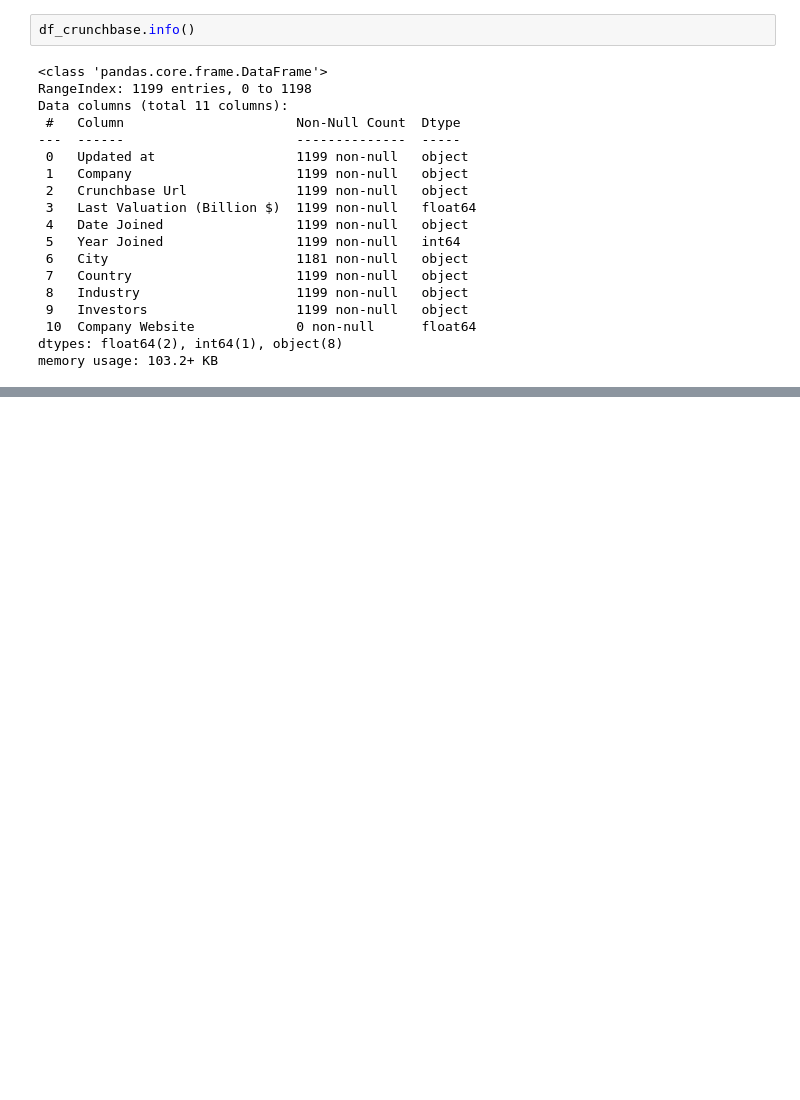
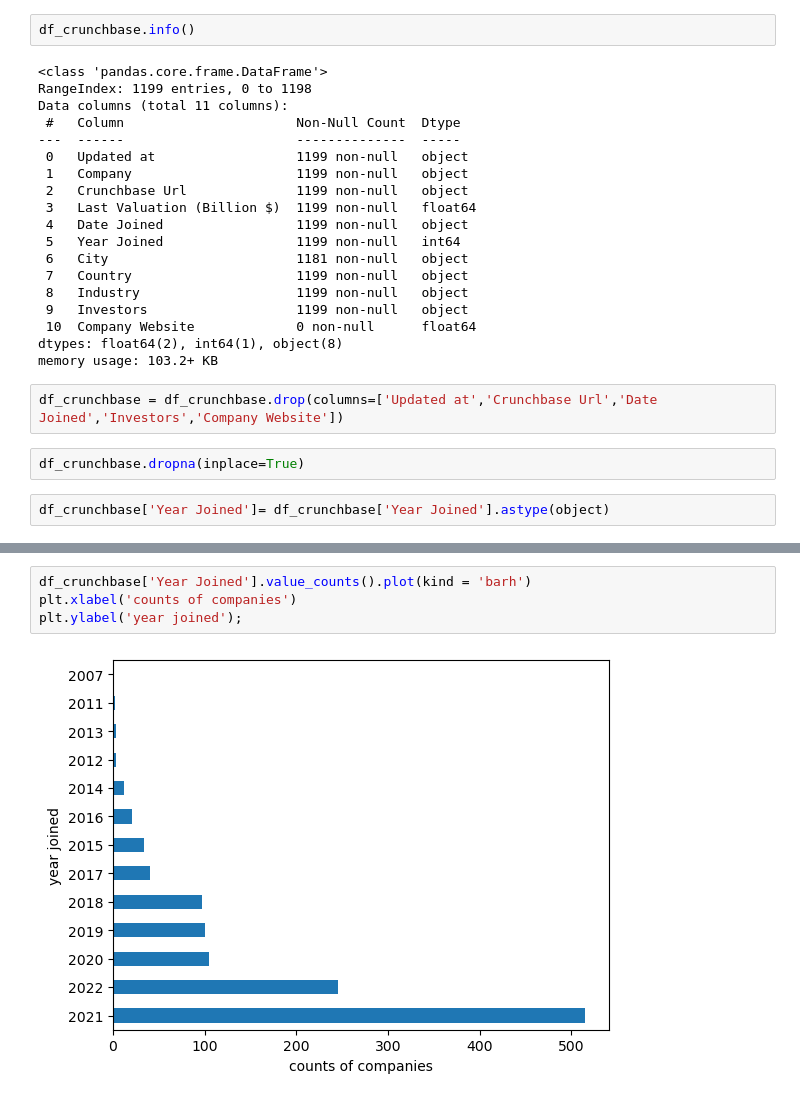
Before and after one commit to toluwabori/python_eda, a Jupyter notebook: Untitled.ipynb, the cells around one changed output, grey strips where cells are left out. Saved outputs shown, nothing was run; the diff lists cells and outputs as text; blank space fills up the shorter version.

```diff
--- a/Untitled.ipynb
+++ b/Untitled.ipynb
@@ -43,3 +43,9 @@ Data columns (total 11 columns):
  10  Company Website             0 non-null      float64
 dtypes: float64(2), int64(1), object(8)
 memory usage: 103.2+ KB
+# %%
+df_crunchbase = df_crunchbase.drop(columns=['Updated at','Crunchbase Url','Date Joined','Investors','Company Website'])
+# %%
+df_crunchbase.dropna(inplace=True)
+# %%
+df_crunchbase['Year Joined']= df_crunchbase['Year Joined'].astype(object)
@@ -45,0 +101,6 @@ memory usage: 103.2+ KB
+# %%
+df_crunchbase['Year Joined'].value_counts().plot(kind = 'barh')
+plt.xlabel('counts of companies')
+plt.ylabel('year joined');
+# %% [output]
+[figure, added]
```
Also changed, not shown: parts of 9 cells of this notebook.
